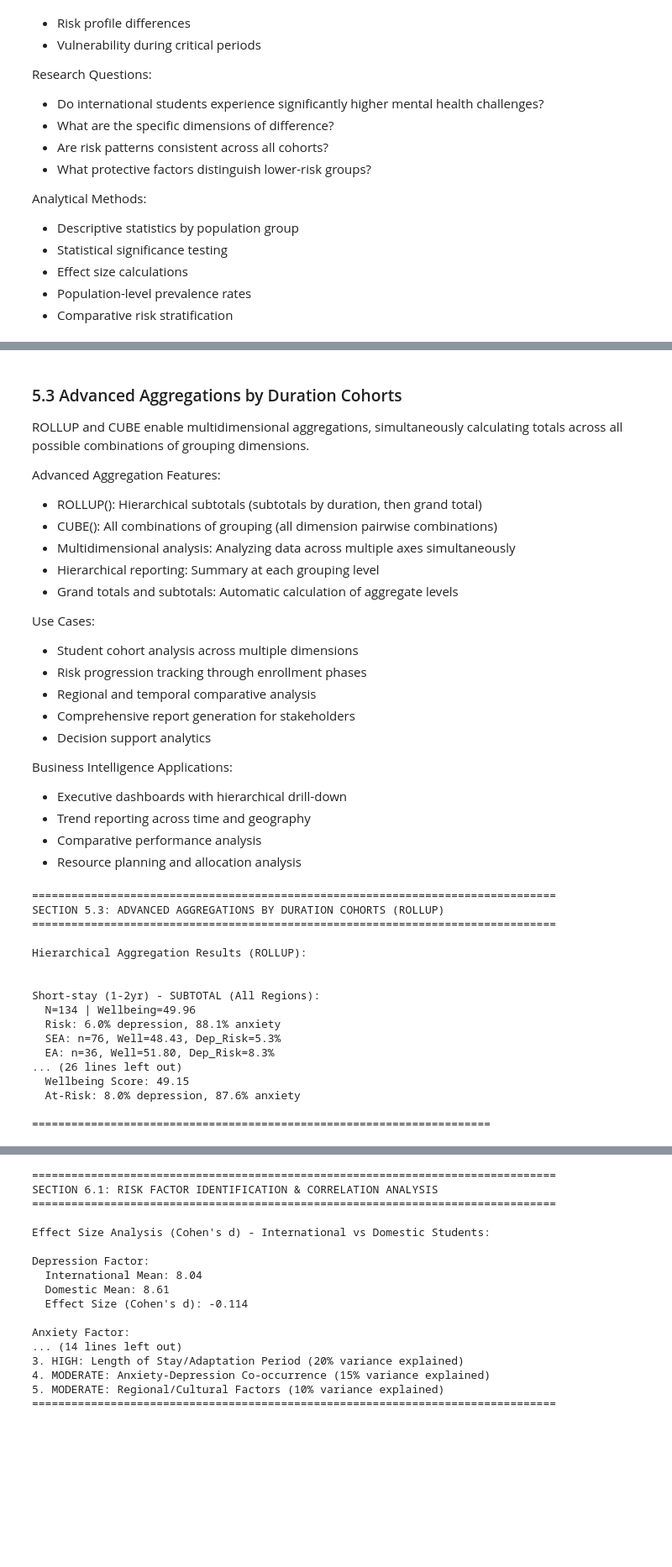
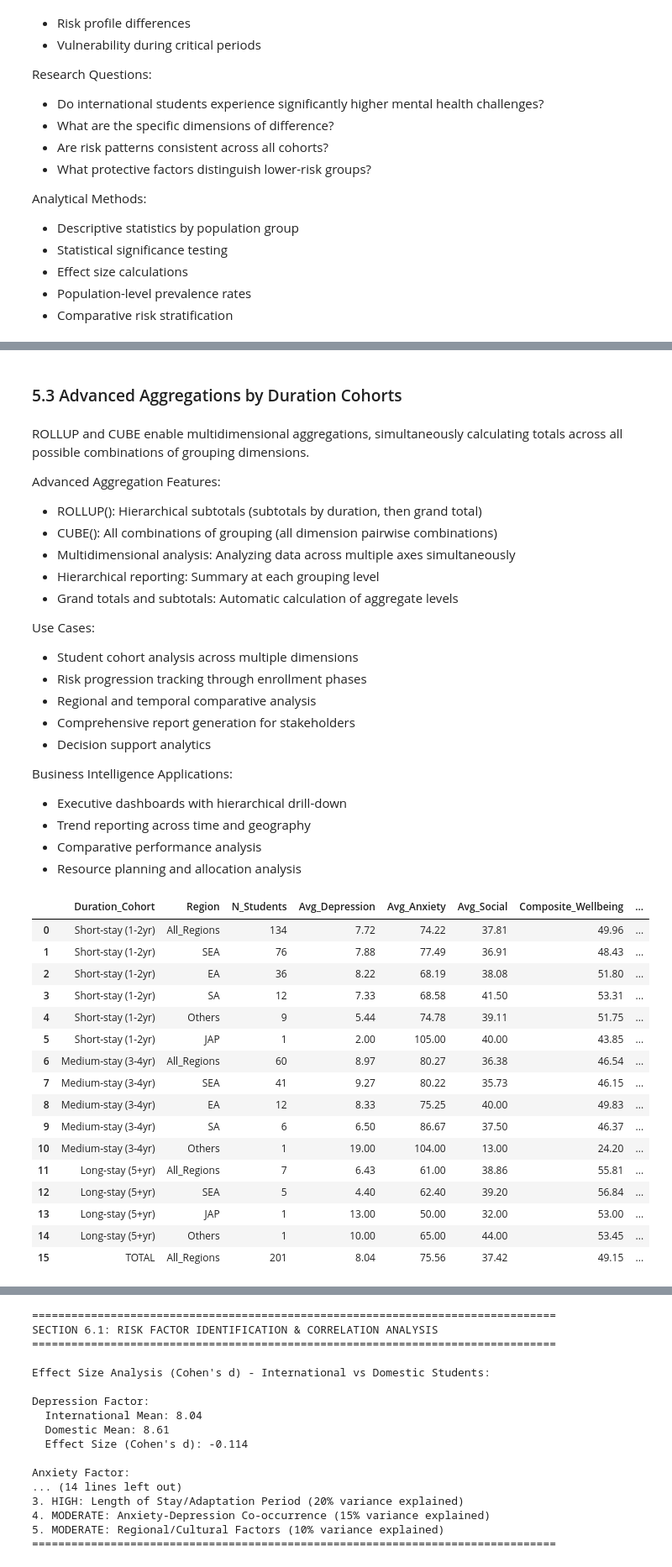
Before and after one commit to TeslimAdeyanju/portfolio-06-student-wellbeing-sql, a Jupyter notebook: advanced-student-wellbeing-sql-analysis.ipynb, the cells around one changed output, grey strips where cells are left out. Shown at 84% size. Saved outputs shown, nothing was run; the diff lists cells and outputs as text; code cells hidden in the pictures; blank space fills up the shorter version.

```diff
--- a/advanced-student-wellbeing-sql-analysis.ipynb
+++ b/advanced-student-wellbeing-sql-analysis.ipynb
@@ -2044,5 +1939,6 @@ Year 10 | JAP | MODERATE (n=1):
+# %% [markdown]
+### 5.3 Advanced Aggregations by Duration Cohorts
 # %% [markdown]
-### 5.3 Advanced Aggregations by Duration Cohorts
 
 ROLLUP and CUBE enable multidimensional aggregations, simultaneously calculating totals across all possible combinations of grouping dimensions.
 
@@ -2095,77 +1991,48 @@ SELECT
 FROM students
 WHERE inter_dom = 'Inter'
 GROUP BY
     CASE
         WHEN stay BETWEEN 1 AND 2 THEN 'Short-stay (1-2yr)'
         WHEN stay BETWEEN 3 AND 4 THEN 'Medium-stay (3-4yr)'
         WHEN stay >= 5 THEN 'Long-stay (5+yr)'
     END,
     region
 WITH ROLLUP
 ORDER BY
     CASE
         WHEN duration_cohort = 'Short-stay (1-2yr)' THEN 1
         WHEN duration_cohort = 'Medium-stay (3-4yr)' THEN 2
         WHEN duration_cohort = 'Long-stay (5+yr)' THEN 3
         WHEN duration_cohort = 'TOTAL' THEN 4
     END,
     n_students DESC;
 """
 
-print("\n" + "="*80)
-print("SECTION 5.3: ADVANCED AGGREGATIONS BY DURATION COHORTS (ROLLUP)")
-print("="*80 + "\n")
-
 cursor.execute(advanced_aggregations_query)
 rollup_results = cursor.fetchall()
 
 rollup_df = pd.DataFrame(rollup_results, columns=[
     'Duration_Cohort', 'Region', 'N_Students', 'Avg_Depression', 'Avg_Anxiety', 'Avg_Social',
     'Composite_Wellbeing', 'N_Elevated_Dep', 'N_Elevated_Anx', 'Pct_Dep_Risk', 'Pct_Anx_Risk'
 ])
 
-print("Hierarchical Aggregation Results (ROLLUP):\n")
 
-# Display with hierarchy indicators
-current_duration = None
-for idx, row in rollup_df.iterrows():
-    if row['Duration_Cohort'] != current_duration:
-        current_duration = row['Duration_Cohort']
-        if idx > 0:
-            print()
-
-    if row['Duration_Cohort'] == 'TOTAL':
-        print(f"\n{'='*70}")
-        print(f"GRAND TOTAL (All International Students):")
-        print(f"  Total Students: {row['N_Students']}")
-        print(f"  Avg Metrics: Dep={row['Avg_Depression']}, Anx={row['Avg_Anxiety']}, Soc={row['Avg_Social']}")
-        print(f"  Wellbeing Score: {row['Composite_Wellbeing']}")
-        print(f"  At-Risk: {row['Pct_Dep_Risk']}% depression, {row['Pct_Anx_Risk']}% anxiety")
-    elif row['Region'] == 'All_Regions':
-        print(f"\n{row['Duration_Cohort']} - SUBTOTAL (All Regions):")
-        print(f"  N={row['N_Students']} | Wellbeing={row['Composite_Wellbeing']}")
-        print(f"  Risk: {row['Pct_Dep_Risk']}% depression, {row['Pct_Anx_Risk']}% anxiety")
-    else:
-        print(f"  {row['Region']}: n={row['N_Students']}, "
-              f"Well={row['Composite_Wellbeing']}, "
-              f"Dep_Risk={row['Pct_Dep_Risk']}%")
-
-print("\n" + "="*70)
+rollup_df
 # %% [output]
-================================================================================
-SECTION 5.3: ADVANCED AGGREGATIONS BY DURATION COHORTS (ROLLUP)
-================================================================================
-
-Hierarchical Aggregation Results (ROLLUP):
-
-
-Short-stay (1-2yr) - SUBTOTAL (All Regions):
-  N=134 | Wellbeing=49.96
-  Risk: 6.0% depression, 88.1% anxiety
-  SEA: n=76, Well=48.43, Dep_Risk=5.3%
-  EA: n=36, Well=51.80, Dep_Risk=8.3%
-... (26 lines left out)
-  Wellbeing Score: 49.15
-  At-Risk: 8.0% depression, 87.6% anxiety
-
-======================================================================
+|  | Duration_Cohort | Region | N_Students | Avg_Depression | Avg_Anxiety | Avg_Social | Composite_Wellbeing | ... |
+| 0 | Short-stay (1-2yr) | All_Regions | 134 | 7.72 | 74.22 | 37.81 | 49.96 | ... |
+| 1 | Short-stay (1-2yr) | SEA | 76 | 7.88 | 77.49 | 36.91 | 48.43 | ... |
+| 2 | Short-stay (1-2yr) | EA | 36 | 8.22 | 68.19 | 38.08 | 51.80 | ... |
+| 3 | Short-stay (1-2yr) | SA | 12 | 7.33 | 68.58 | 41.50 | 53.31 | ... |
+| 4 | Short-stay (1-2yr) | Others | 9 | 5.44 | 74.78 | 39.11 | 51.75 | ... |
+| 5 | Short-stay (1-2yr) | JAP | 1 | 2.00 | 105.00 | 40.00 | 43.85 | ... |
+| 6 | Medium-stay (3-4yr) | All_Regions | 60 | 8.97 | 80.27 | 36.38 | 46.54 | ... |
+| 7 | Medium-stay (3-4yr) | SEA | 41 | 9.27 | 80.22 | 35.73 | 46.15 | ... |
+| 8 | Medium-stay (3-4yr) | EA | 12 | 8.33 | 75.25 | 40.00 | 49.83 | ... |
+| 9 | Medium-stay (3-4yr) | SA | 6 | 6.50 | 86.67 | 37.50 | 46.37 | ... |
+| 10 | Medium-stay (3-4yr) | Others | 1 | 19.00 | 104.00 | 13.00 | 24.20 | ... |
+| 11 | Long-stay (5+yr) | All_Regions | 7 | 6.43 | 61.00 | 38.86 | 55.81 | ... |
+| 12 | Long-stay (5+yr) | SEA | 5 | 4.40 | 62.40 | 39.20 | 56.84 | ... |
+| 13 | Long-stay (5+yr) | JAP | 1 | 13.00 | 50.00 | 32.00 | 53.00 | ... |
+| 14 | Long-stay (5+yr) | Others | 1 | 10.00 | 65.00 | 44.00 | 53.45 | ... |
+| 15 | TOTAL | All_Regions | 201 | 8.04 | 75.56 | 37.42 | 49.15 | ... |
```
Also changed, not shown: parts of 52 cells of this notebook.
